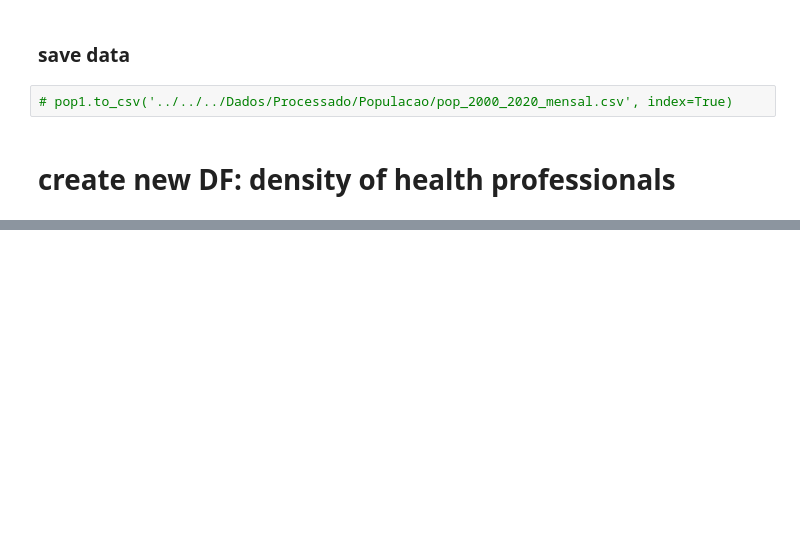
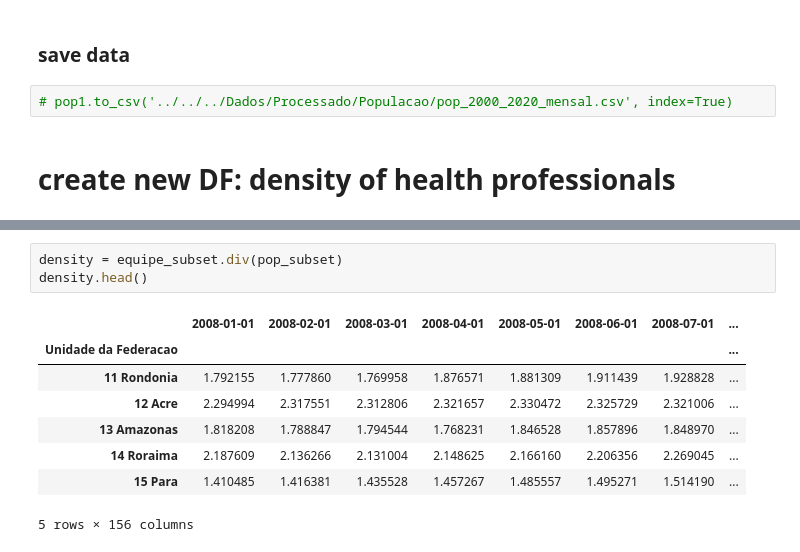
Before and after one commit to luizamfsantos/Brazil-Healthcare-Workforce-Analysis, a Jupyter notebook: Codigo/src/Preprocessamento de Dados/data_cleaning.ipynb, the cells around one changed output, grey strips where cells are left out. Drawn from its saved outputs; the diff is of its cells as text; blank space fills up the shorter version.

```diff
--- a/Codigo/src/Preprocessamento de Dados/data_cleaning.ipynb
+++ b/Codigo/src/Preprocessamento de Dados/data_cleaning.ipynb
@@ -169,0 +268,12 @@ pop1.head()
+# %%
+density = equipe_subset.div(pop_subset)
+density.head()
+# %% [output]
+|  | 2008-01-01 | 2008-02-01 | 2008-03-01 | 2008-04-01 | 2008-05-01 | 2008-06-01 | 2008-07-01 | ... |
+| Unidade da Federacao |  |  |  |  |  |  |  | ... |
+| 11 Rondonia | 1.792155 | 1.777860 | 1.769958 | 1.876571 | 1.881309 | 1.911439 | 1.928828 | ... |
+| 12 Acre | 2.294994 | 2.317551 | 2.312806 | 2.321657 | 2.330472 | 2.325729 | 2.321006 | ... |
+| 13 Amazonas | 1.818208 | 1.788847 | 1.794544 | 1.768231 | 1.846528 | 1.857896 | 1.848970 | ... |
+| 14 Roraima | 2.187609 | 2.136266 | 2.131004 | 2.148625 | 2.166160 | 2.206356 | 2.269045 | ... |
+| 15 Para | 1.410485 | 1.416381 | 1.435528 | 1.457267 | 1.485557 | 1.495271 | 1.514190 | ... |
+5 rows × 156 columns
```
Also changed, not shown: parts of 15 cells of this notebook.
